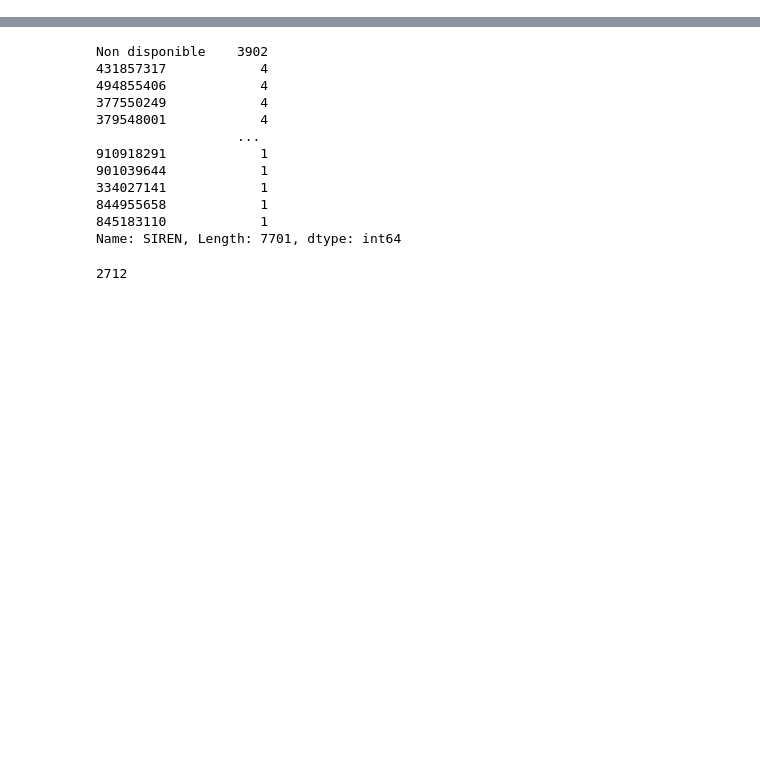
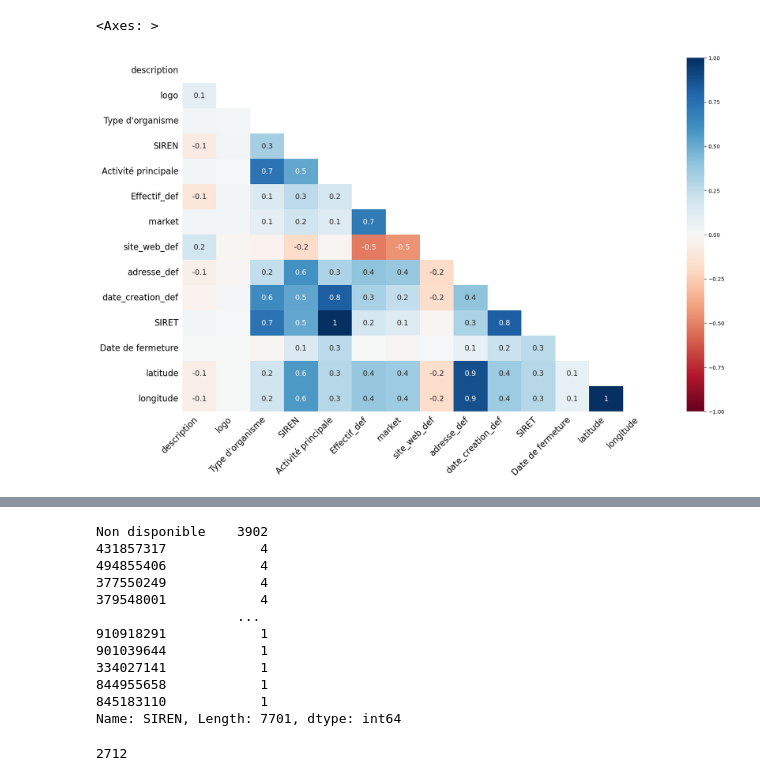
Before and after one commit to Damdam86/WildTech, a Jupyter notebook: Untitled-1.ipynb, the cells around one changed output, grey strips where cells are left out. Cells and saved outputs as stored; diff of their text form; code cells hidden in the pictures; blank space fills up the shorter version.

```diff
--- a/Untitled-1.ipynb
+++ b/Untitled-1.ipynb
@@ -4,0 +61,5 @@ df = pd.read_csv('merged_df.csv')
+# %%
+msno.heatmap(df)
+# %% [output]
+<Axes: >
+[figure, added]
```
Also changed, not shown: parts of 13 cells of this notebook, 6 other files.
